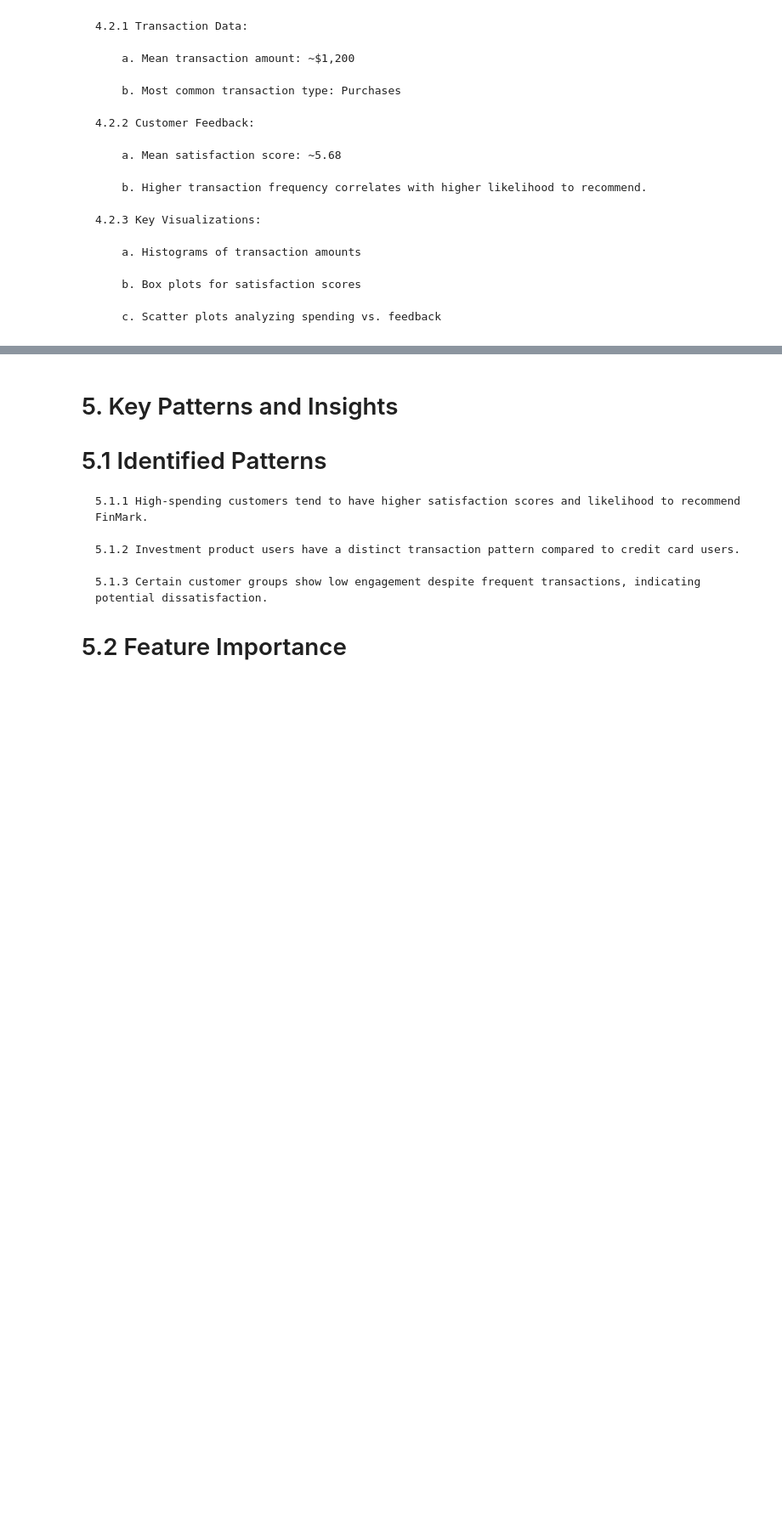
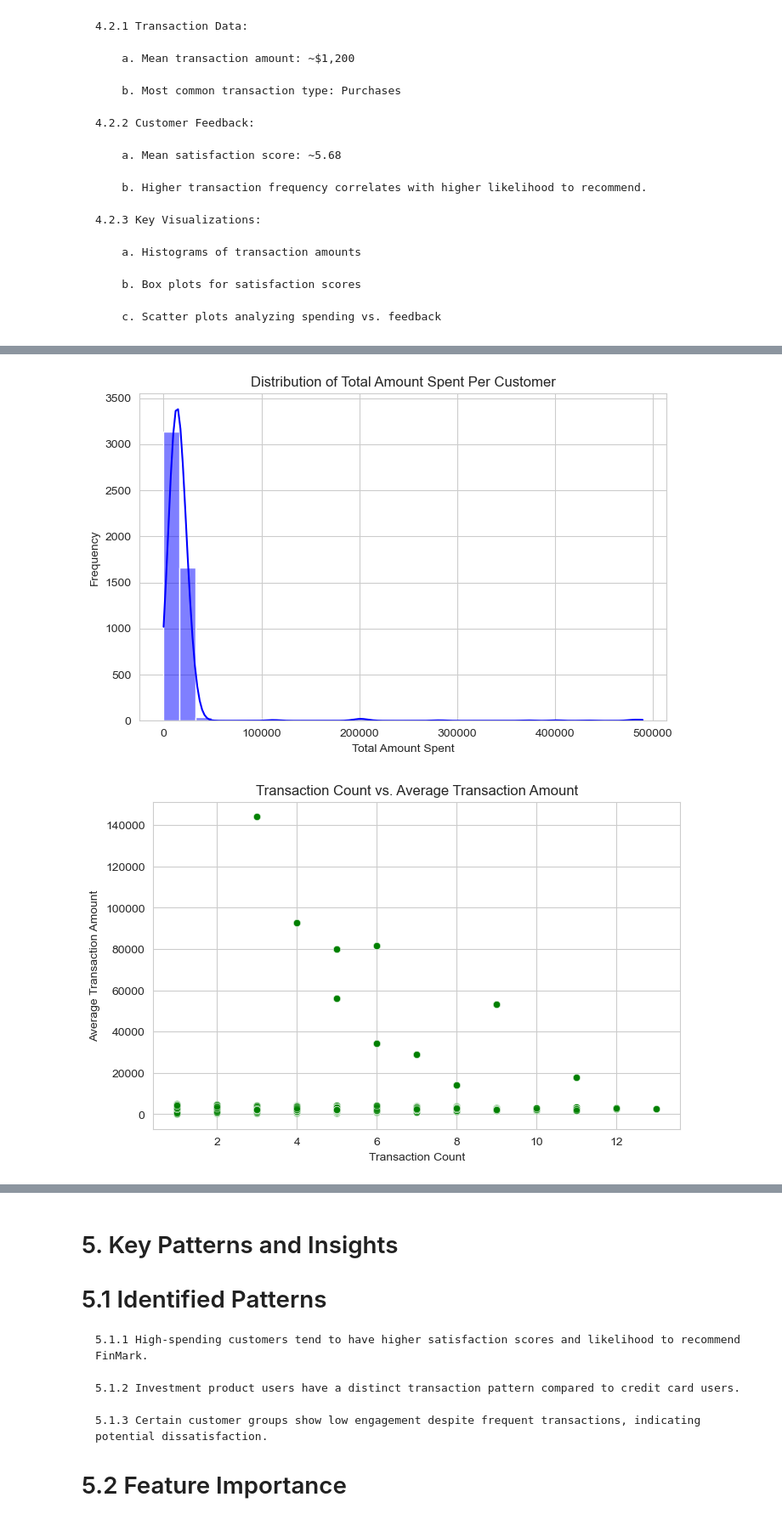
Before and after one commit to atomicbum170348/MO-IT128-H3107-Data-Mining-Principles, a Jupyter notebook: Week 4/Milestone 1 Project Exploratory Data Analysis Report Draft.ipynb, the cells around one changed output, grey strips where cells are left out. Shown: that part at 85% size. Saved outputs shown, nothing was run; the diff lists cells and outputs as text; code cells hidden in the pictures; blank space fills up the shorter version.

```diff
--- a/Week 4/Milestone 1 Project Exploratory Data Analysis Report Draft.ipynb
+++ b/Week 4/Milestone 1 Project Exploratory Data Analysis Report Draft.ipynb
@@ -696,0 +1063,68 @@ Outliers detected using IQR method:
+# %%
+# 📌 Load the datasets
+feedback_data = pd.read_csv('/Users/fritzcabalhin/Desktop/3. Data Mining Principles/customer_feedback_data_feature_engineering.csv')
+transaction_data = pd.read_csv('/Users/fritzcabalhin/Desktop/3. Data Mining Principles/transaction_data_feature_engineering.csv')
+
+# 📌 Drop unique identifiers (we are focusing on behavioral insights)
+feedback_data.drop(columns=["Customer_ID"], inplace=True, errors="ignore")
+transaction_data.drop(columns=["Transaction_ID", "Customer_ID"], inplace=True, errors="ignore")
+
+# Set seaborn style
+sns.set_style("whitegrid")
+
+### 📌 Hypothesis 1: Customers exhibit distinct spending behaviors
+
+# 🔹 Histogram of Total Amount Spent Per Customer
+plt.figure(figsize=(8, 5))
+sns.histplot(transaction_data["Total_Spent_Per_Customer"], bins=30, kde=True, color="blue")
+plt.title("Distribution of Total Amount Spent Per Customer")
+plt.xlabel("Total Amount Spent")
+plt.ylabel("Frequency")
+plt.show()
+
+# 🔹 Scatterplot of Transaction Count vs Average Transaction Amount
+plt.figure(figsize=(8, 5))
+sns.scatterplot(x=transaction_data["Transaction_Count"], y=transaction_data["Avg_Transaction_Amount"], alpha=0.7, color="green")
+plt.title("Transaction Count vs. Average Transaction Amount")
+plt.xlabel("Transaction Count")
+plt.ylabel("Average Transaction Amount")
+plt.show()
+
+### 📌 Hypothesis 2: Customer satisfaction and engagement influence spending behavior
+
+# 🔹 Boxplot: Customer Engagement Score vs Total Spent Per Customer
+plt.figure(figsize=(8, 5))
+sns.boxplot(x=pd.qcut(feedback_data["Customer_Engagement_Score"], q=4),
+            y=transaction_data["Total_Spent_Per_Customer"])
+plt.title("Customer Engagement Score vs Total Spent Per Customer")
+plt.xlabel("Customer Engagement Score Quartiles")
+plt.ylabel("Total Amount Spent")
+plt.show()
+
+# ✅ 🔹 FIXED: Correlation Heatmap of Satisfaction, Engagement, and Spending ✅
+# ✅ Merge feedback_data and transaction_data on a common index (not Customer_ID since it's dropped)
+corr_df = pd.concat([
+    feedback_data[["Customer_Engagement_Score", "Satisfaction_Score"]],
+    transaction_data[["Total_Spent_Per_Customer"]]
+], axis=1)
+
+# 🔹 Generate correlation heatmap
+plt.figure(figsize=(8, 5))
+sns.heatmap(corr_df.corr(), annot=True, cmap='coolwarm', fmt=".2f", linewidths=0.5)
+plt.title("Correlation Heatmap: Engagement, Satisfaction & Spending")
+plt.show()
+
+### 📌 Hypothesis 3: Hidden relationships between demographics, spending, and satisfaction
+
+# 🔹 Clustering customer spending and engagement
+plt.figure(figsize=(8, 5))
+sns.scatterplot(x=feedback_data["Customer_Engagement_Score"],
+                y=transaction_data["Total_Spent_Per_Customer"],
+                hue=feedback_data["Satisfaction_Score"], palette="coolwarm", alpha=0.7)
+plt.title("Customer Engagement vs. Total Spend (Colored by Satisfaction)")
+plt.xlabel("Customer Engagement Score")
+plt.ylabel("Total Amount Spent")
+plt.show()
+# %% [output]
+[figure, added]
+[figure, added]
```
Also changed, not shown: parts of 24 cells of this notebook.
